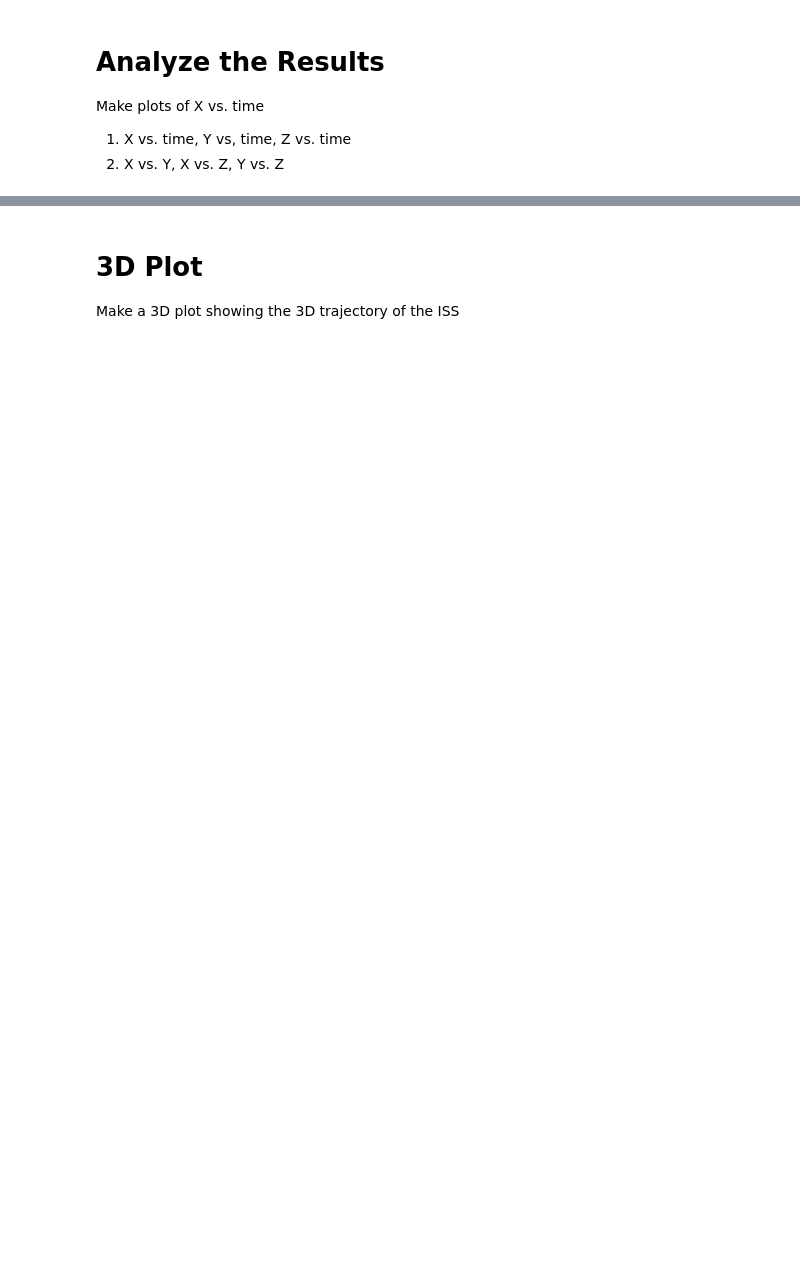
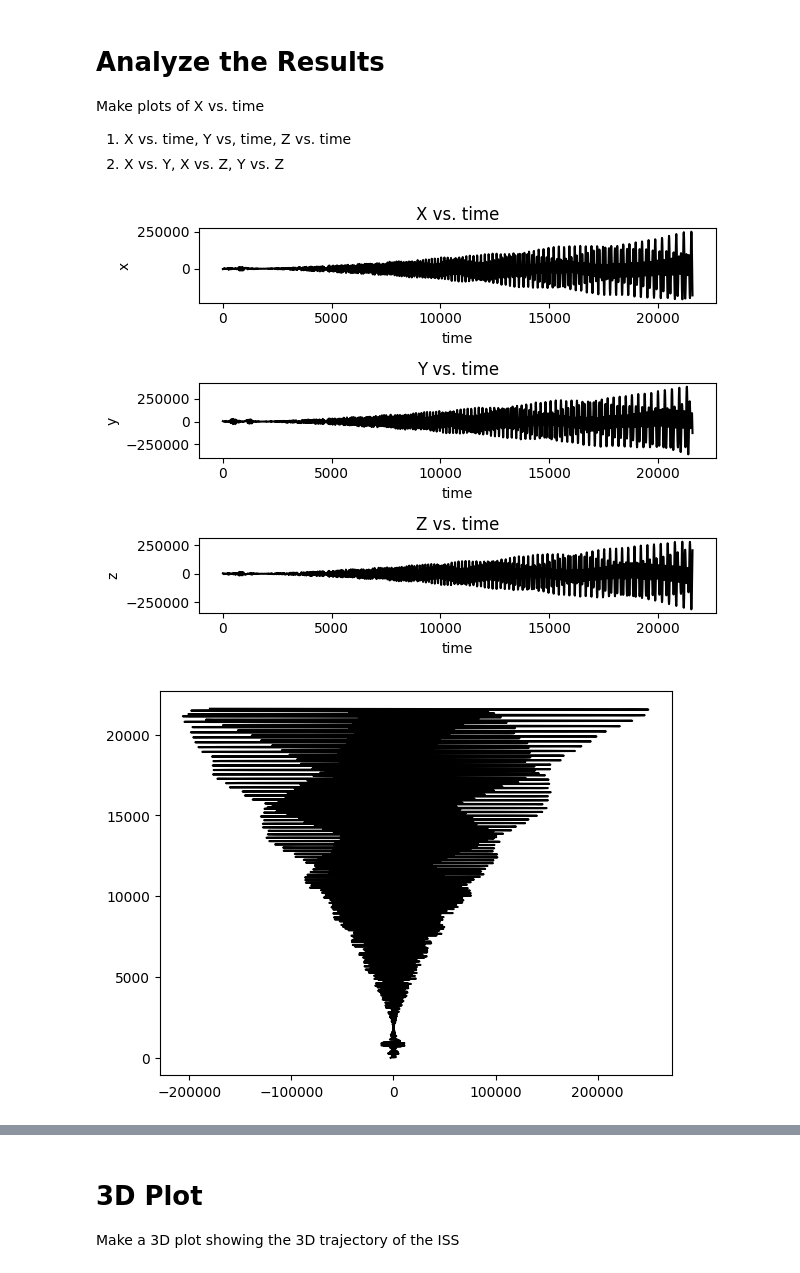
Before and after one commit to Tsclonetrooper/Phys-3511-Fall24, a Jupyter notebook: Module02/InClass/In-Class-Book-Orbits.ipynb, the cells around one changed output, grey strips where cells are left out. Cells and saved outputs as stored; diff of their text form; code cells hidden in the pictures; blank space fills up the shorter version.

```diff
--- a/Module02/InClass/In-Class-Book-Orbits.ipynb
+++ b/Module02/InClass/In-Class-Book-Orbits.ipynb
@@ -64,0 +59,19 @@ TypeError: 'list' object is not callable
+# %%
+state_0 = np.array([X_0,Y_0,Z_0,VX_0,VY_0,VZ_0])
+#state_0 = np.array(state_0_iss)
+time = np.linspace(0, 21600, 2000)
+print(len(time))
+t0 = time[0]
+tf = time[-1]
+sol = integrate.solve_ivp(model_2BP,(t0,tf),state_0, method='RK45',t_eval=time)
+#sol.t time index
+#sol.y[0] x index
+#sol.y[1] y index
+#etc..
+x = sol.y[0]
+y = sol.y[1]
+z = sol.y[2]
+t_sat = sol.t
+
+#sol2 = integrate.solve_ivp(model_2BP,(t0,tf),state_0, method='DOP853',t_eval=time)
+#sol2
@@ -68,3 +83,30 @@ TypeError: 'list' object is not callable
 Make plots of X vs. time
 1. X vs. time, Y vs, time, Z vs. time
 2. X vs. Y, X vs. Z, Y vs. Z
+# %%
+plt.subplot(3,1,1)
+plt.plot(t_sat,x,'k')
+plt.xlabel('time')
+plt.ylabel('x')
+plt.title('X vs. time')
+
+plt.subplot(3,1,2)
+plt.plot(t_sat,y,'k')
+plt.xlabel('time')
+plt.ylabel('y')
+plt.title('Y vs. time')
+
+plt.subplot(3,1,3)
+plt.plot(t_sat,z,'k')
+plt.xlabel('time')
+plt.ylabel('z')
+plt.title('Z vs. time')
+plt.subplots_adjust(left=0.1,right=0.5,bottom=0.1,top=0.8)
+plt.tight_layout();
+
+fig = plt.figure('x vs time')
+axes = fig.add_axes([0.2,0.2,0.8,0.8])
+axes.plot(x,t_sat,'k',label=r'$Scipy (RK45)$');
+# %% [output]
+[figure, added]
+[figure, added]
```
Also changed, not shown: parts of 7 cells of this notebook.
